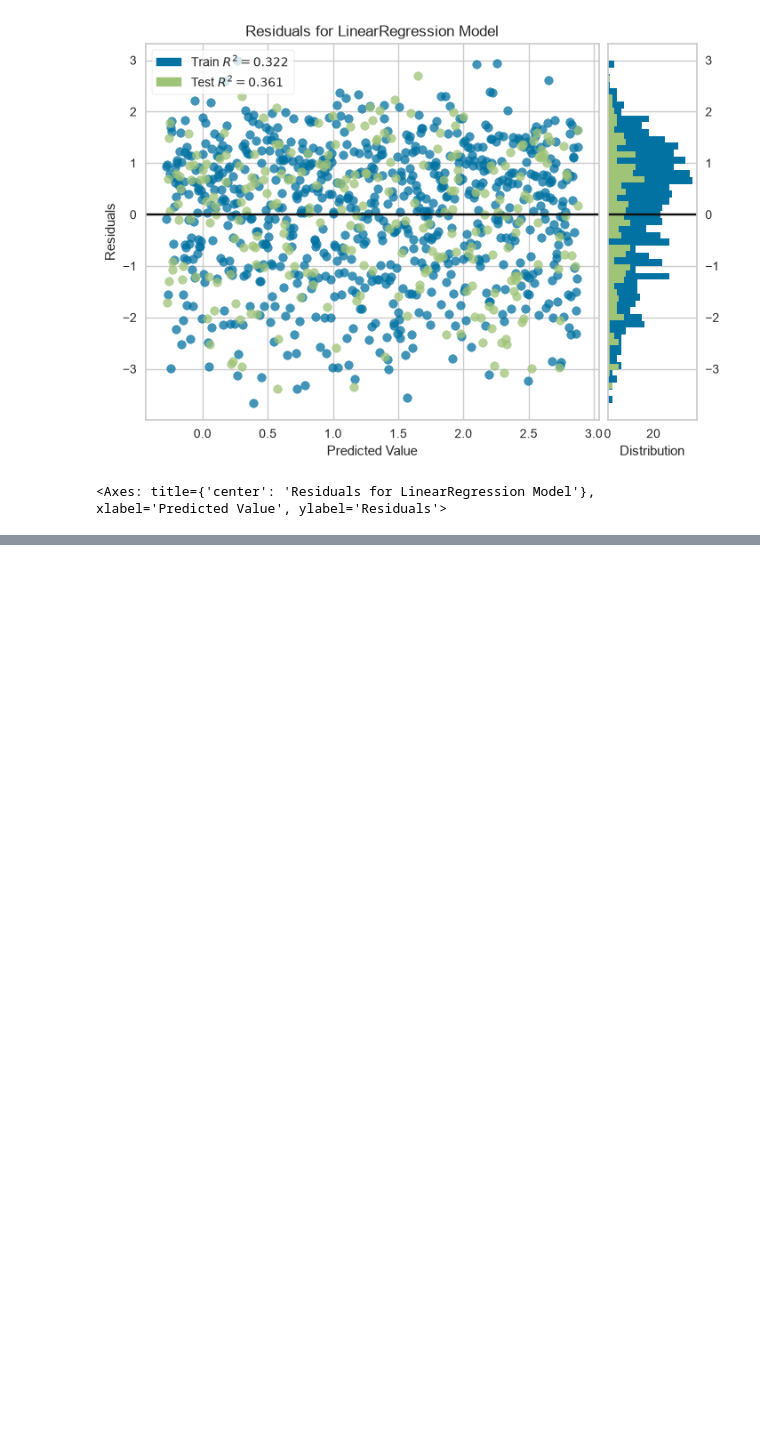
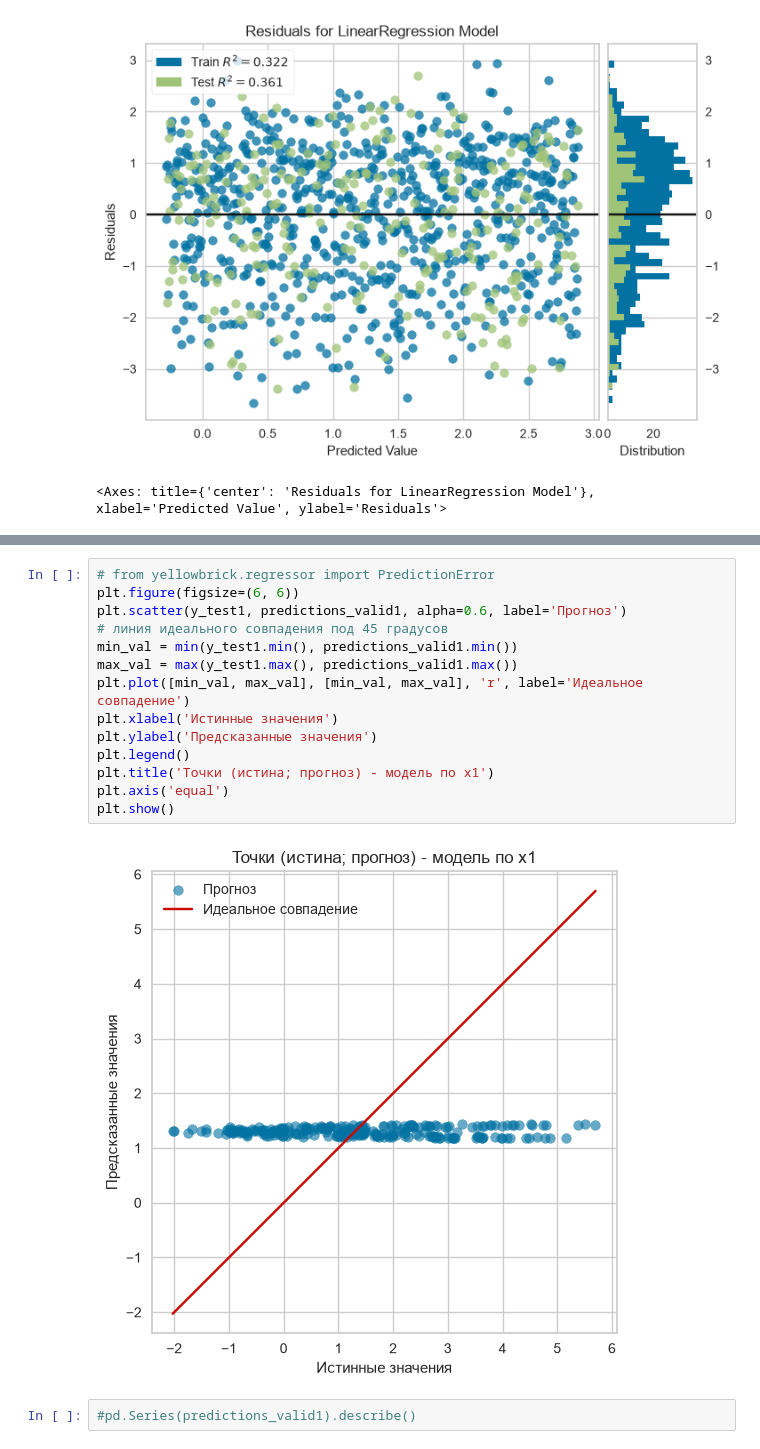
Before and after one commit to AlekseevaAnna1/data-analytics-labs, a Jupyter notebook: ЛР3_Алексеева_1.ipynb, the cells around one changed output, grey strips where cells are left out. Drawn from its saved outputs; the diff is of its cells as text; blank space fills up the shorter version.

```diff
--- a/ЛР3_Алексеева_1.ipynb
+++ b/ЛР3_Алексеева_1.ipynb
@@ -275,0 +283,18 @@ visualizer2.show()
+# %%
+# from yellowbrick.regressor import PredictionError
+plt.figure(figsize=(6, 6))
+plt.scatter(y_test1, predictions_valid1, alpha=0.6, label='Прогноз')
+# линия идеального совпадения под 45 градусов
+min_val = min(y_test1.min(), predictions_valid1.min())
+max_val = max(y_test1.max(), predictions_valid1.max())
+plt.plot([min_val, max_val], [min_val, max_val], 'r', label='Идеальное совпадение')
+plt.xlabel('Истинные значения')
+plt.ylabel('Предсказанные значения')
+plt.legend()
+plt.title('Точки (истина; прогноз) - модель по x1')
+plt.axis('equal')
+plt.show()
+# %% [output]
+[figure, added]
+# %%
+#pd.Series(predictions_valid1).describe()
```
Also changed, not shown: parts of 32 cells of this notebook.
